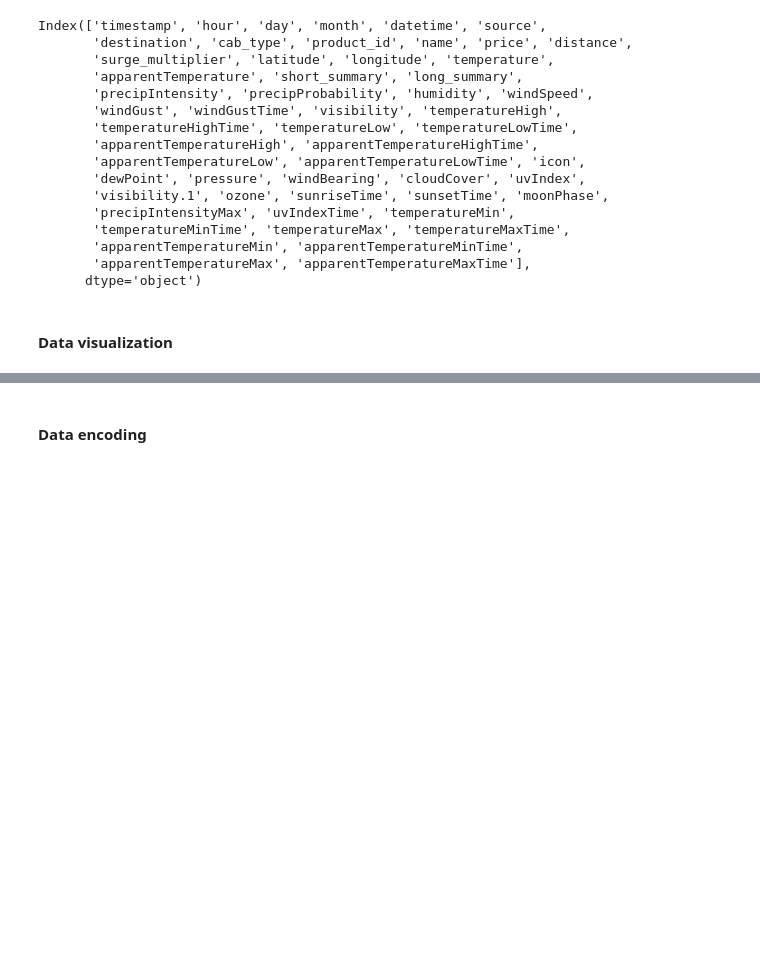
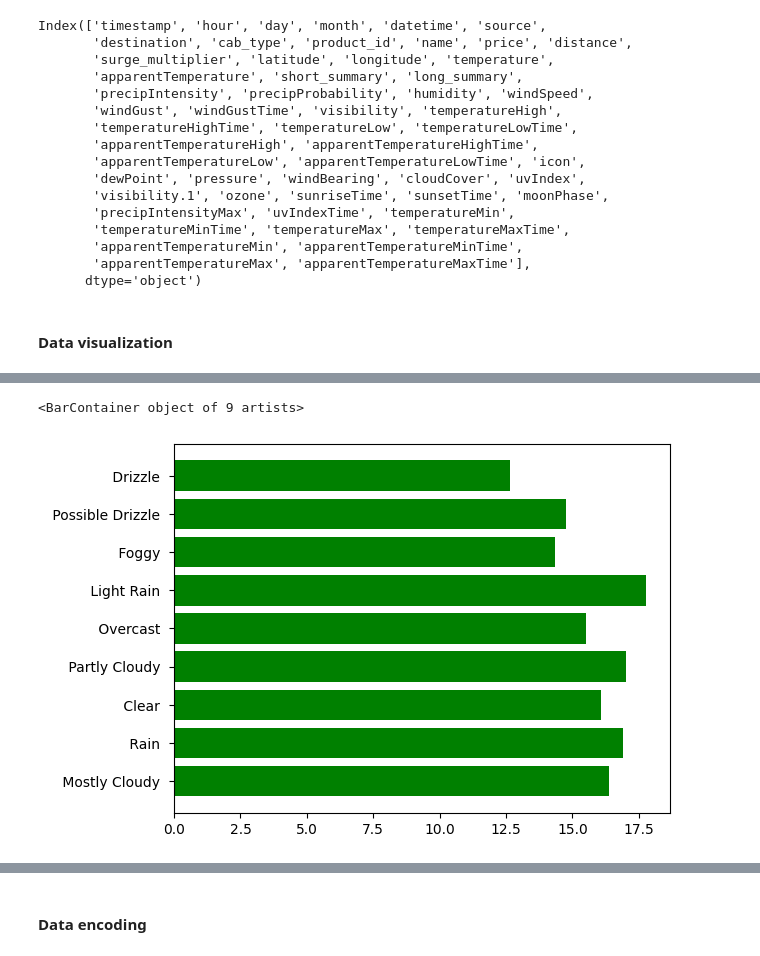
Before and after one commit to itsHarinderjit/Cab-Data-Analysis, a Jupyter notebook: Harinderjit_102017151.ipynb, the cells around one changed output, grey strips where cells are left out. Saved outputs shown, nothing was run; the diff lists cells and outputs as text; code cells hidden in the pictures; blank space fills up the shorter version.

```diff
--- a/Harinderjit_102017151.ipynb
+++ b/Harinderjit_102017151.ipynb
@@ -171,0 +184,10 @@ Text(0, 0.5, 'Number of cabs')
+# %%
+## climate conditions vs price
+lst = df['short_summary'].unique()
+avg_price = []
+for data in lst :
+    avg_price += [df[df.short_summary==data]['price'].mean()]
+plt.barh(lst,avg_price,color = "green")
+# %% [output]
+<BarContainer object of 9 artists>
+[figure, added]
```
Also changed, not shown: parts of 9 cells of this notebook.
